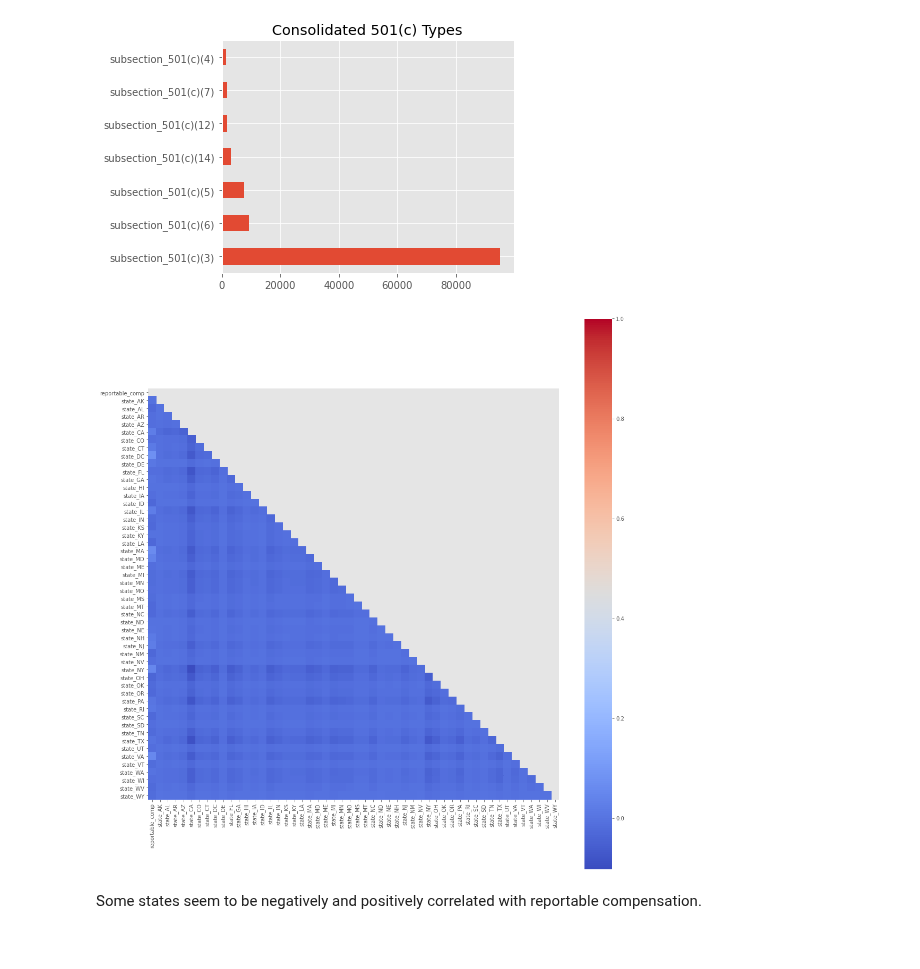
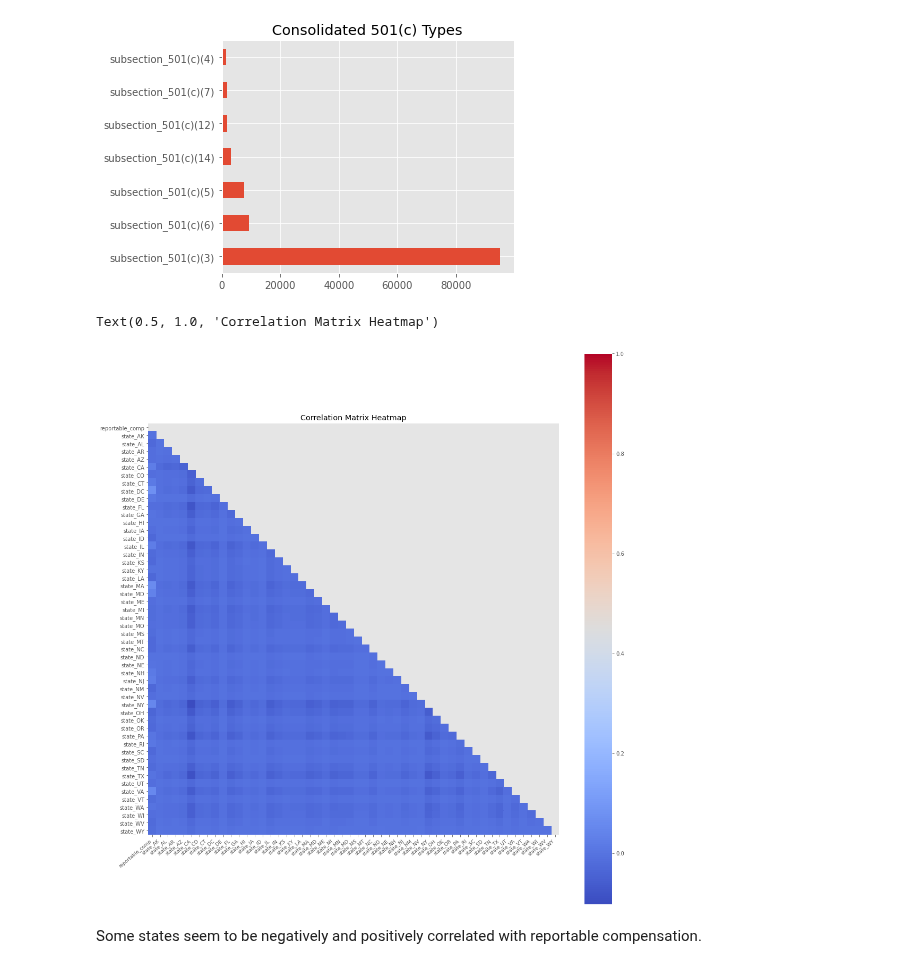
Before and after one commit to mrkjhsn/Not_for_Profit_Compensation_Modeling, a Jupyter notebook: 06.feature_engineering.ipynb, the cells around one changed output. Cells and saved outputs as stored; diff of their text form; code cells hidden in the pictures.

```diff
--- a/06.feature_engineering.ipynb
+++ b/06.feature_engineering.ipynb
@@ -19,8 +19,6 @@ from scipy.special import boxcox
 # %%
 # import compensation dataset that I have cleaned & reduced in the  prior notebook
 df = pd.read_csv('02.data/model_dataset.csv')
-# %%
-df.drop(['total_ex_comp_per_company'], axis=1, inplace=True)
 # %%
 df.head()
 # %% [output]
@@ -92,21 +94,27 @@ plt.savefig('03.visualizations/501c_consolidated.png');
 # %%
 # show correlation heatmap comparing
 # target feature against state
 plt.figure(figsize=(15, 15))
 
 mask = np.zeros_like(pd.get_dummies(df[['reportable_comp', 'state']]).corr(), dtype=np.bool)
 mask[np.triu_indices_from(mask)] = True
 
 sns.heatmap(pd.get_dummies(df[['reportable_comp', 'state']]).corr(),
             cmap='coolwarm',
             annot=False,
 #             vmin=-1,
             square=True,
             mask = mask)
 plt.tight_layout()
-plt.savefig('03.visualizations/states_consolidated.png');
+
+plt.xticks(rotation=40, horizontalalignment="right", fontsize=9)
+
+plt.title('Correlation Matrix Heatmap')
+
+# plt.savefig('03.visualizations/states_consolidated.png');
 # %% [output]
+Text(0.5, 1.0, 'Correlation Matrix Heatmap')
-[figure, old version]
+[figure, new version]
 # %% [markdown]
 Some states seem to be negatively and positively correlated with reportable compensation.
 # %%
```
Also changed, not shown: parts of 18 cells of this notebook.
